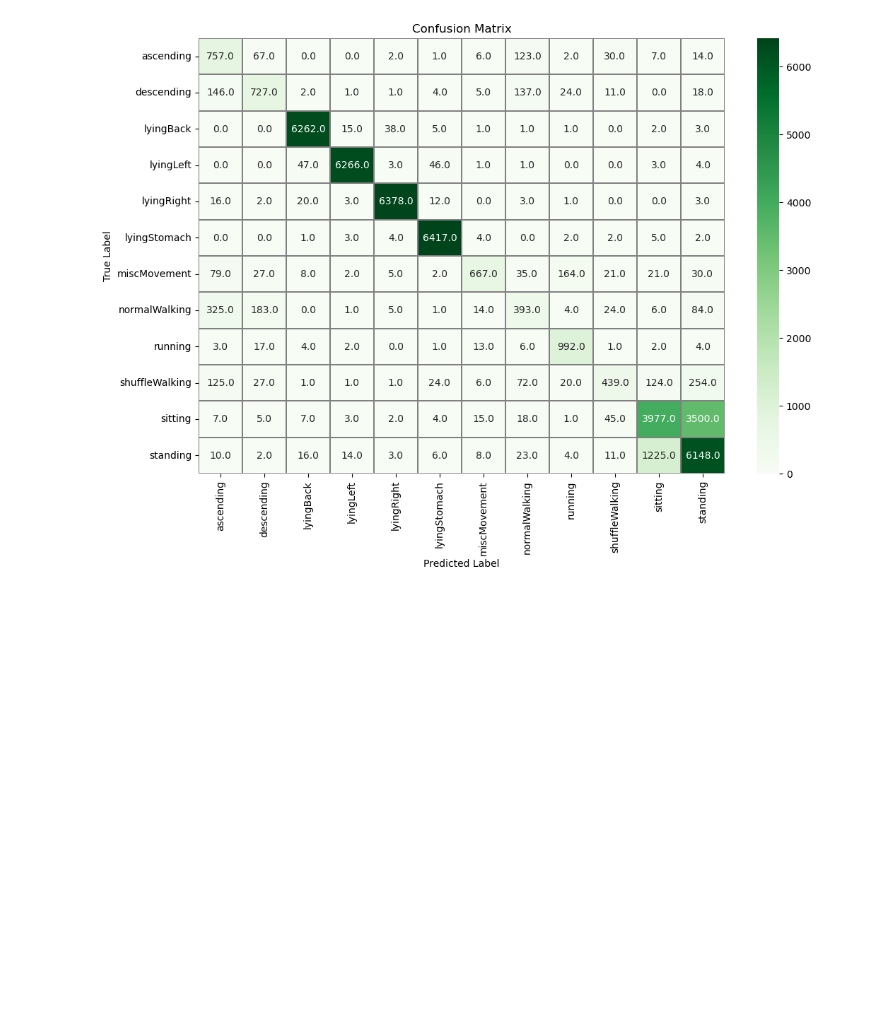
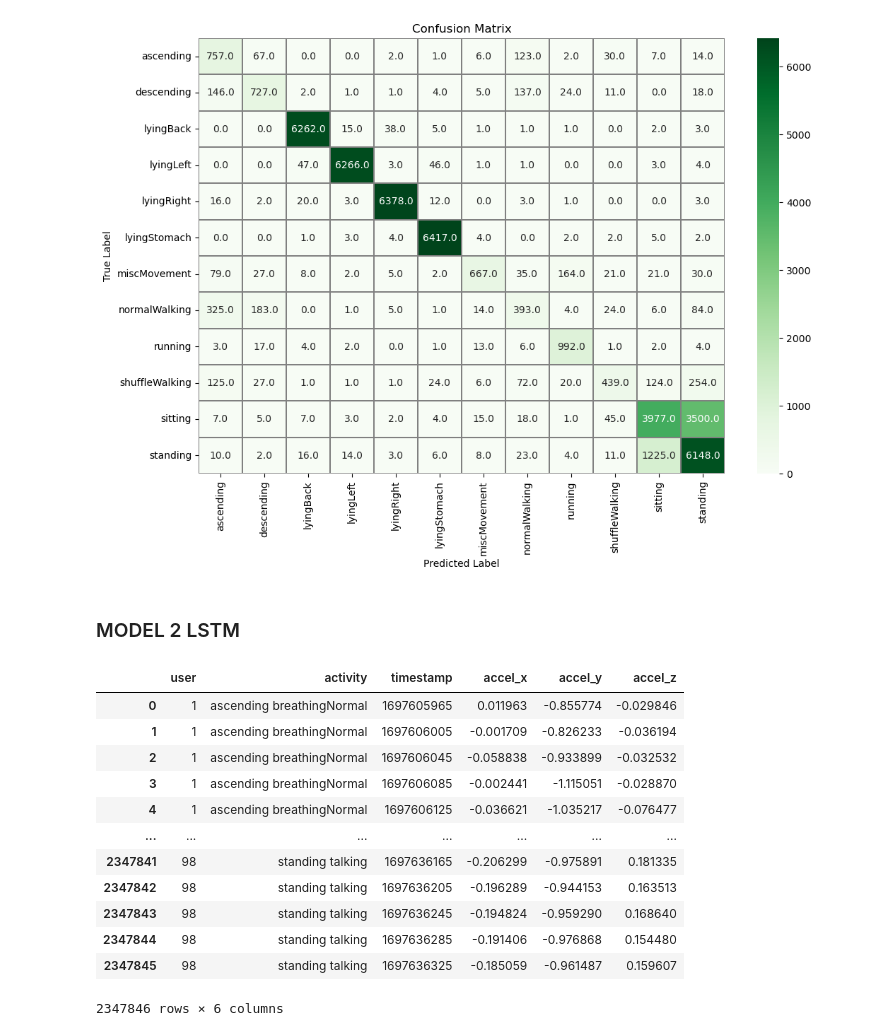
Before and after one commit to PDIoT-Group-P1/model-training, a Jupyter notebook: Multi_Model_Training copy.ipynb, the cells around one changed output. Drawn from its saved outputs; the diff is of its cells as text; code cells hidden in the pictures; blank space fills up the shorter version.

```diff
--- a/Multi_Model_Training copy.ipynb
+++ b/Multi_Model_Training copy.ipynb
@@ -175,3 +170,5 @@ plt.title("Confusion Matrix")
 plt.show()
 # %% [output]
 [figure]
+# %% [markdown]
+### MODEL 2 LSTM
@@ -177,0 +184,30 @@ plt.show()
+# %%
+# reading raw data file
+columns = ['user','activity','timestamp', 'accel_x', 'accel_y', 'accel_z']
+df_har = pd.read_csv('all_data.csv')
+df_har = df_har[columns]
+# removing null values
+df_har = df_har.dropna()
+df_har.shape
+# transforming the user to float
+df_har['user'] = df_har['user'].str.replace('s', '')
+df_har['user'] = df_har['user'].apply(lambda x:int(x))
+# drop rows where timestamp is 0
+df = df_har[df_har['timestamp'] != 0]
+# arrange data in ascending order of user and timestamp
+# df = df.sort_values(by = ['user', 'timestamp'], ignore_index=True)
+df
+# %% [output]
+|  | user | activity | timestamp | accel_x | accel_y | accel_z |
+| 0 | 1 | ascending breathingNormal | 1697605965 | 0.011963 | -0.855774 | -0.029846 |
+| 1 | 1 | ascending breathingNormal | 1697606005 | -0.001709 | -0.826233 | -0.036194 |
+| 2 | 1 | ascending breathingNormal | 1697606045 | -0.058838 | -0.933899 | -0.032532 |
+| 3 | 1 | ascending breathingNormal | 1697606085 | -0.002441 | -1.115051 | -0.028870 |
+| 4 | 1 | ascending breathingNormal | 1697606125 | -0.036621 | -1.035217 | -0.076477 |
+| ... | ... | ... | ... | ... | ... | ... |
+| 2347841 | 98 | standing talking | 1697636165 | -0.206299 | -0.975891 | 0.181335 |
+| 2347842 | 98 | standing talking | 1697636205 | -0.196289 | -0.944153 | 0.163513 |
+| 2347843 | 98 | standing talking | 1697636245 | -0.194824 | -0.959290 | 0.168640 |
+| 2347844 | 98 | standing talking | 1697636285 | -0.191406 | -0.976868 | 0.154480 |
+| 2347845 | 98 | standing talking | 1697636325 | -0.185059 | -0.961487 | 0.159607 |
+2347846 rows × 6 columns
```
Also changed, not shown: parts of 17 cells of this notebook, 3 other files.
